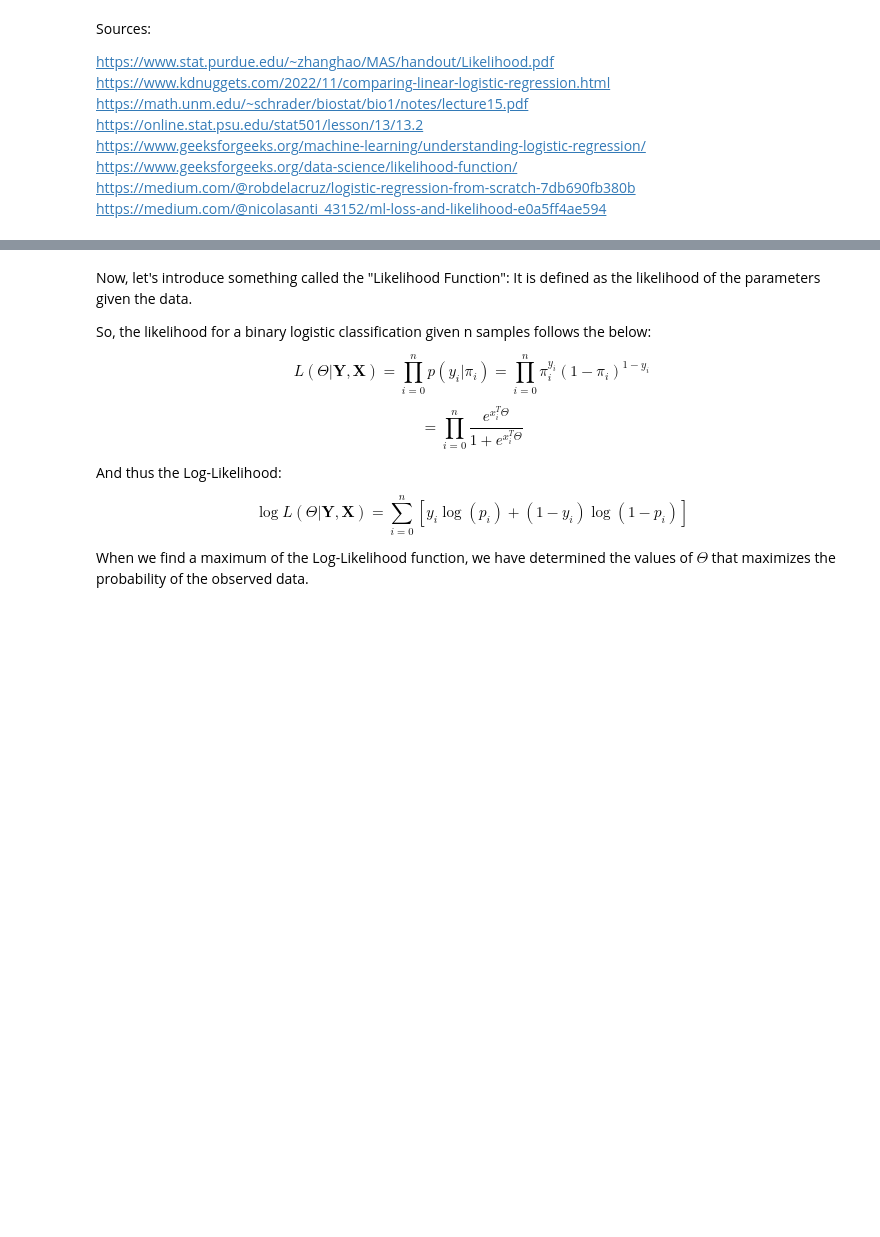
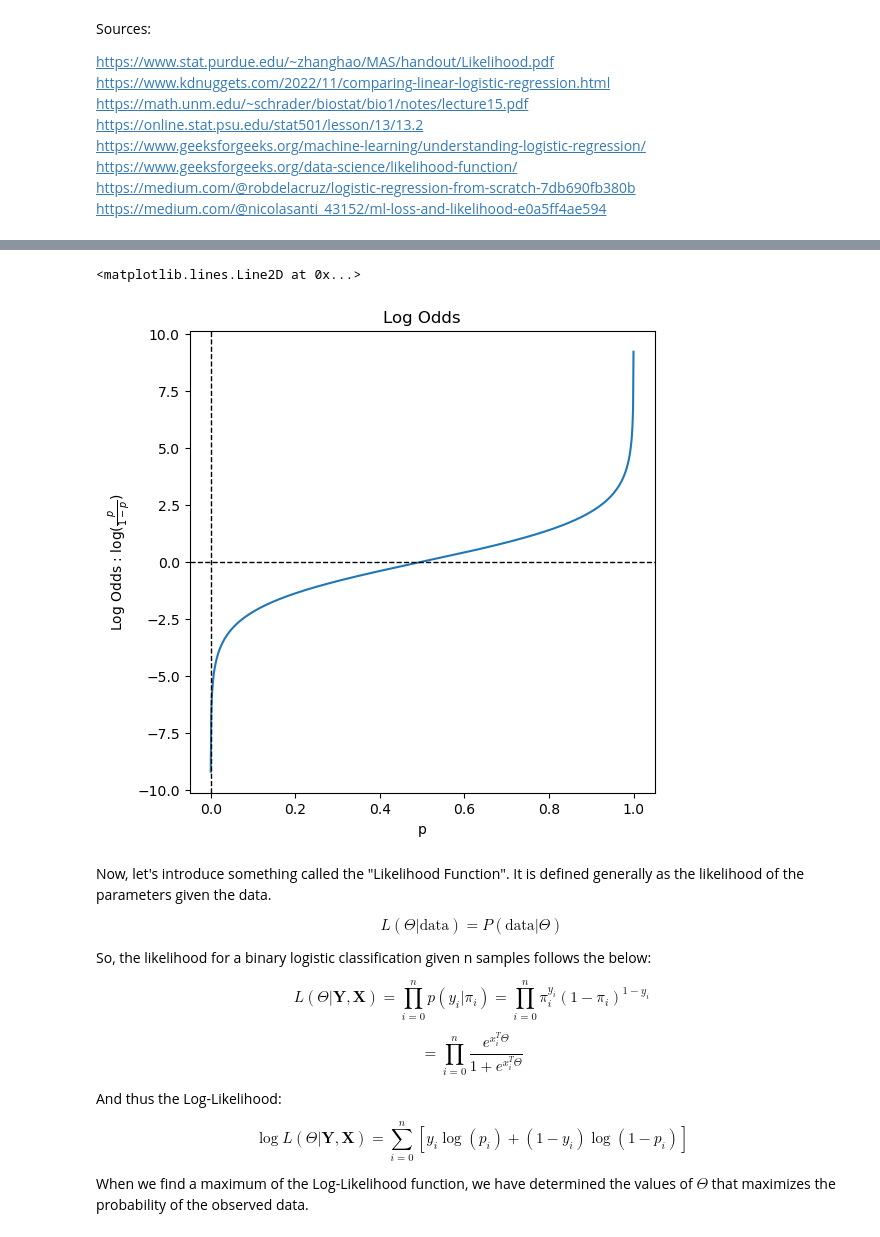
Before and after one commit to JakeLarimer/MLAlgosFromScratch, a Jupyter notebook: LogisticRegression.ipynb, the cells around one changed output, grey strips where cells are left out. Drawn from its saved outputs; the diff is of its cells as text; code cells hidden in the pictures; blank space fills up the shorter version.

```diff
--- a/LogisticRegression.ipynb
+++ b/LogisticRegression.ipynb
@@ -61,6 +108,28 @@ so simply put, when $x_i^T\Theta$ is large, it indicates a high probability that
+# %%
+### Plotting log odds
+
+# Creating data
+p = np.linspace(0.0001, 0.9999, 1000)
+logOdds = np.log(p / (1-p))
+
+# Plotting
+plt.figure(figsize=(6,6))
+plt.plot(p, logOdds)
+plt.xlabel("p")
+plt.ylabel(r"Log Odds : $\log(\frac{p}{1-p})$")
+plt.title("Log Odds")
+plt.axhline(0, color='black', linestyle='--', linewidth=1)
+plt.axvline(0, color='black', linestyle='--', linewidth=1)
+# %% [output]
+<matplotlib.lines.Line2D at 0x...>
+[figure, added]
 # %% [markdown]
-Now, let's introduce something called the "Likelihood Function":
-It is defined as the likelihood of the parameters given the data.
+Now, let's introduce something called the "Likelihood Function".
+It is defined generally as the likelihood of the parameters given the data.
+
+$$
+L(\Theta | \text{data}) = P(\text{data} | \Theta)
+$$
 
 So, the likelihood for a binary logistic classification given n samples follows the below:
 
```
Also changed, not shown: parts of 6 cells of this notebook.
